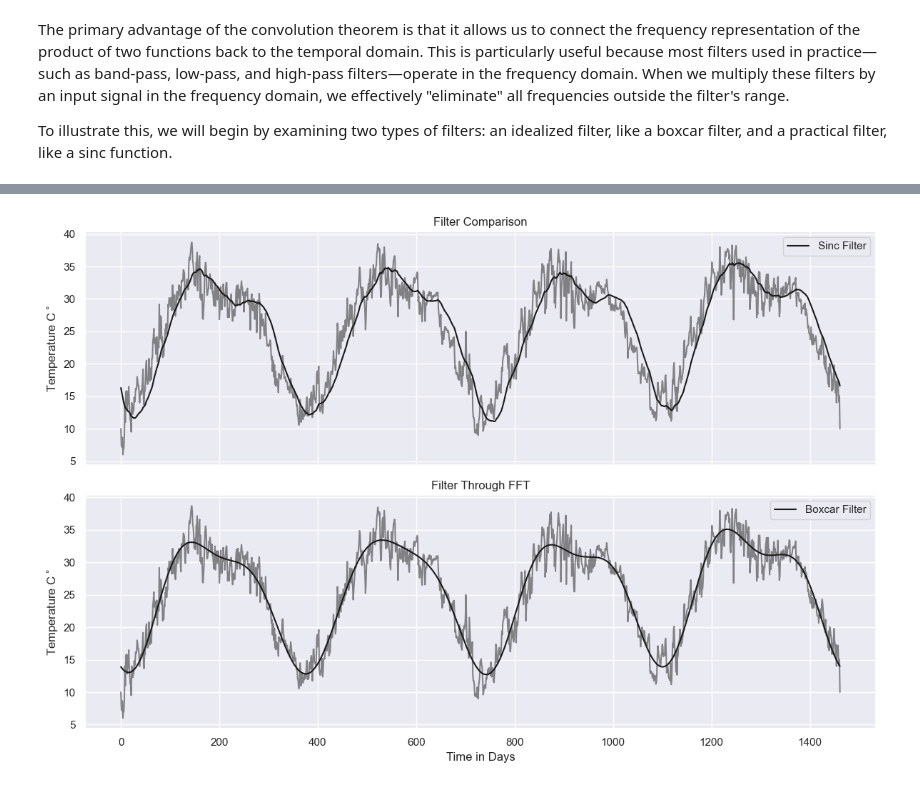
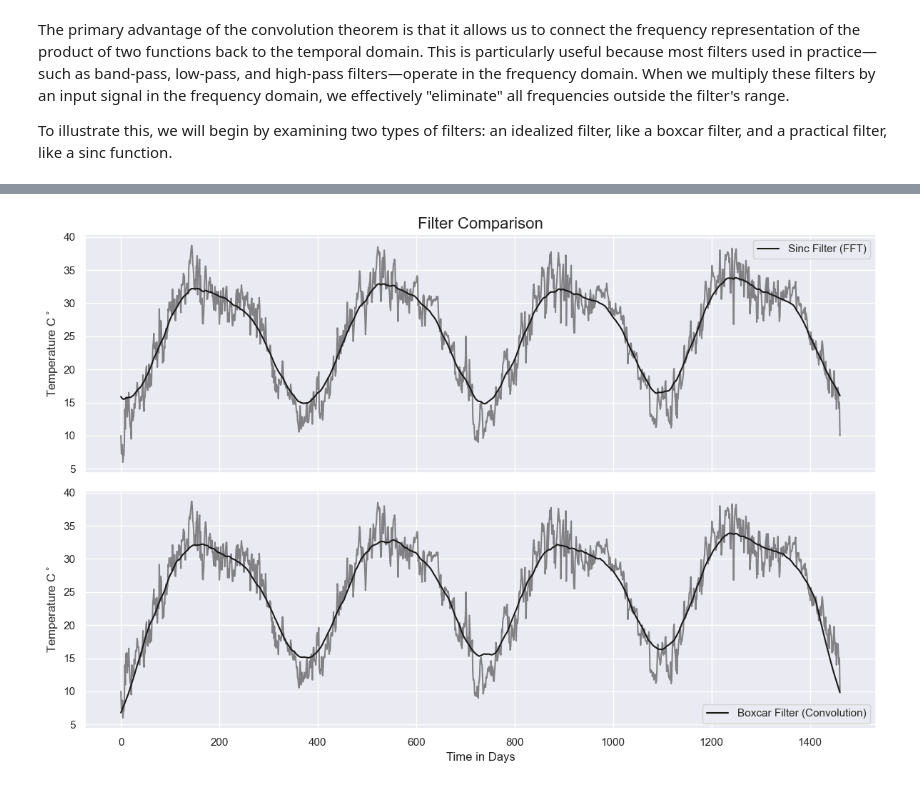
Before and after one commit to 159Patrick159/Medium, a Jupyter notebook: Convolutions/1DIntro.ipynb, the cells around one changed output, grey strips where cells are left out. Cells and saved outputs as stored; diff of their text form; code cells hidden in the pictures.

Commit message:
Restructured introductory notebook to show equivalence of FFT and convolution filtering.

```diff
--- a/Convolutions/1DIntro.ipynb
+++ b/Convolutions/1DIntro.ipynb
@@ -167,9 +167,11 @@ df = pd.read_csv('Data/DailyDelhiClimateTrain.csv')
 df.date = pd.to_datetime(df.date)
 # Set time array
 t = (df['date'] - df['date'][0]).dt.days
+# Define boxcar
+MA_Boxcar = MovingAverage(int(1e2))
 # Use meantemp col as signal
 y = np.array(df.meantemp)
-g = np.convolve(y,MovingAverage(int(1e2)),mode='same')
+g = np.convolve(y,MA_Boxcar,mode='same')
 # %%
 fig, ax = plt.subplots(figsize=(12,4))
 ax.plot(t,y,label='Origianl Signal',c='k',alpha=0.5)
@@ -273,0 +267,17 @@ plt.tight_layout()
+# %%
+# The fft of the boxcar is a sinc function
+# Convolving a boxcar is the same as multiplication of sinc in frequency domain
+# Define sinc filter with respect to MA boxcar
+MA_Boxcar_Filter = np.concatenate((MA_Boxcar,np.zeros(len(t)-len(MA_Boxcar))))
+Sinc = np.fft.fftshift(np.fft.fft(MA_Boxcar_Filter))
+
+fig, (a0, a1) = plt.subplots(figsize=(12,5),ncols=2)
+a0.set_xlabel("Time in days")
+a0.set_ylabel("Amplitude")
+a0.plot(t,MA_Boxcar_Filter,c='k',label='Boxcar in Time Domain')
+a0.legend()
+a1.set_xlabel("Frequency in 1/days")
+a1.set_ylabel("Transmission")
+a1.plot(freq,Sinc.real,c='r',label='Sinc in Freq. Domain')
+a1.legend()
+plt.tight_layout()
@@ -274,26 +286,23 @@ plt.tight_layout()
 # %%
 # Apply filters
-Y_sinc_fft = Y * Sincf
-Y_box = Y * Boxcar
+Y_sinc_fft = Y * np.abs(Sinc)
 
 # Perform IFT to recover cleaned signal
-Y_box_clean = np.fft.ifft(np.fft.ifftshift(Y_box))
 Y_sinc_fft_clean = np.fft.ifft(np.fft.ifftshift(Y_sinc_fft))
 
 # Plot signals
 fig, ax = plt.subplots(figsize=(12,8),nrows=2,sharex=True)
-ax[0].set_title("Filter Comparison")
-ax[0].plot(t,Y_sinc_fft_clean,c='k',label='Sinc Filter')
+ax[0].set_title("Filter Comparison",fontsize=16)
+ax[0].plot(t,Y_sinc_fft_clean,c='k',label='Sinc Filter (FFT)')
 ax[0].plot(t,y,c='k',alpha=0.5)
 ax[0].legend()
-ax[1].set_title("Filter Through FFT")
-ax[1].plot(t,Y_box_clean,c='k',label='Boxcar Filter')
+ax[1].plot(t,g,c='k',label='Boxcar Filter (Convolution)')
 ax[1].plot(t,y,c='k',alpha=0.5)
 ax[1].set_xlabel("Time in Days")
 ax[1].legend()
 ax[0].set_ylabel(r"Temperature C$^\circ$")
 ax[1].set_ylabel(r"Temperature C$^\circ$")
 plt.tight_layout()
 plt.show()
 # %% [output]
-[figure, old version]
+[figure, new version]
```
Also changed, not shown: parts of 4 cells of this notebook, 1 other file.
